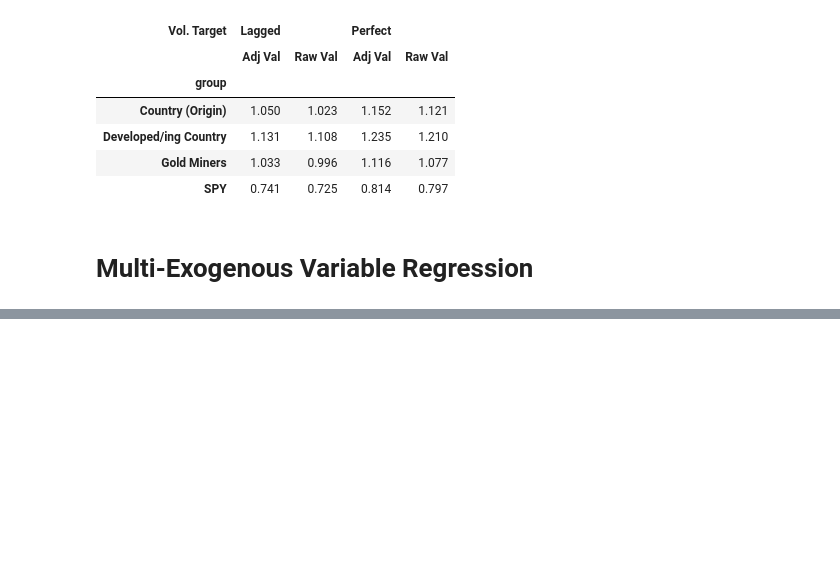
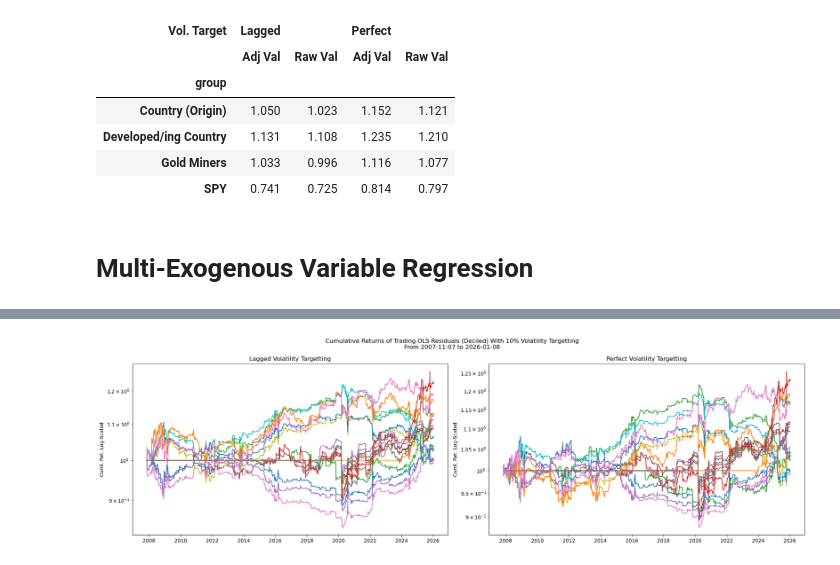
Before and after one commit to diegodalvarez/CommodityEquityAlpha, a Jupyter notebook: 2GoldModel.ipynb, the cells around one changed output, grey strips where cells are left out. Saved outputs shown, nothing was run; the diff lists cells and outputs as text; code cells hidden in the pictures; blank space fills up the shorter version.

```diff
--- a/2GoldModel.ipynb
+++ b/2GoldModel.ipynb
@@ -415,0 +444,31 @@ df_decile_rtn = (df_decile_tmp.drop(
+# %%
+df_combined = (pd.concat([
+    df_lagged_longer, df_perfect_longer]).
+    dropna().
+    query("value != 0"))
+# %%
+group_vars = df_combined.group.drop_duplicates().sort_values().to_list()
+fig, axes  = plt.subplots(ncols = len(group_vars), figsize = (20,6))
+
+for group_var, ax in zip(group_vars, axes.flatten()):
+
+    (df_combined.query(
+        "group == @group_var").
+        pivot(index = "date", columns = "endog_ticker", values = "value").
+        fillna(0).
+        apply(lambda x: np.cumprod(1 + x)).
+        plot(
+            logy   = True,
+            legend = False,
+            ax     = ax,
+            title  = group_var.capitalize() + " Volatility Targetting",
+            ylabel = "Cuml. Ret. Log-Scaled",
+            xlabel = ""))
+
+fig.suptitle("Cumulative Returns of Trading OLS Residuals (Deciled) With 10% Volatility Targetting\nFrom {} to {}".format(
+    df_combined.date.min(),
+    df_combined.date.max()))
+
+plt.tight_layout()
+# %% [output]
+[figure, added]
```
Also changed, not shown: parts of 6 cells of this notebook, 3 other files.
